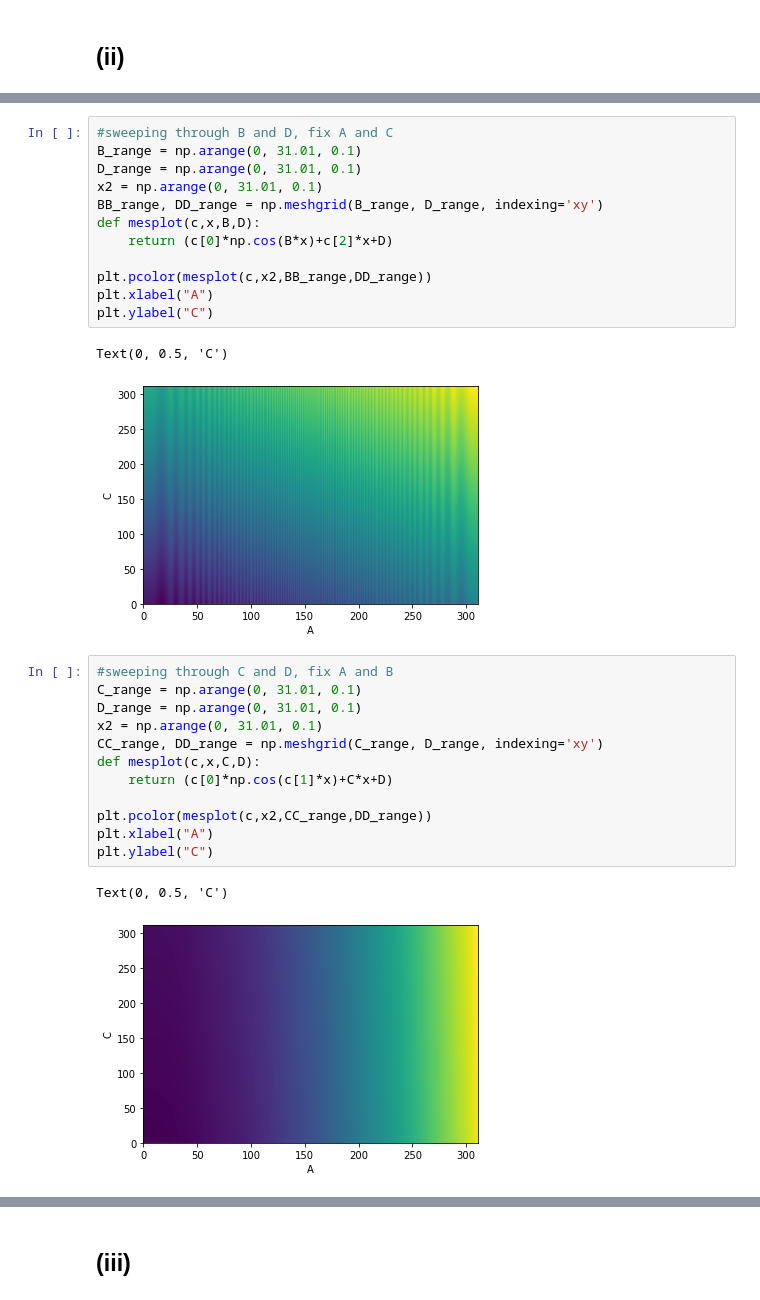
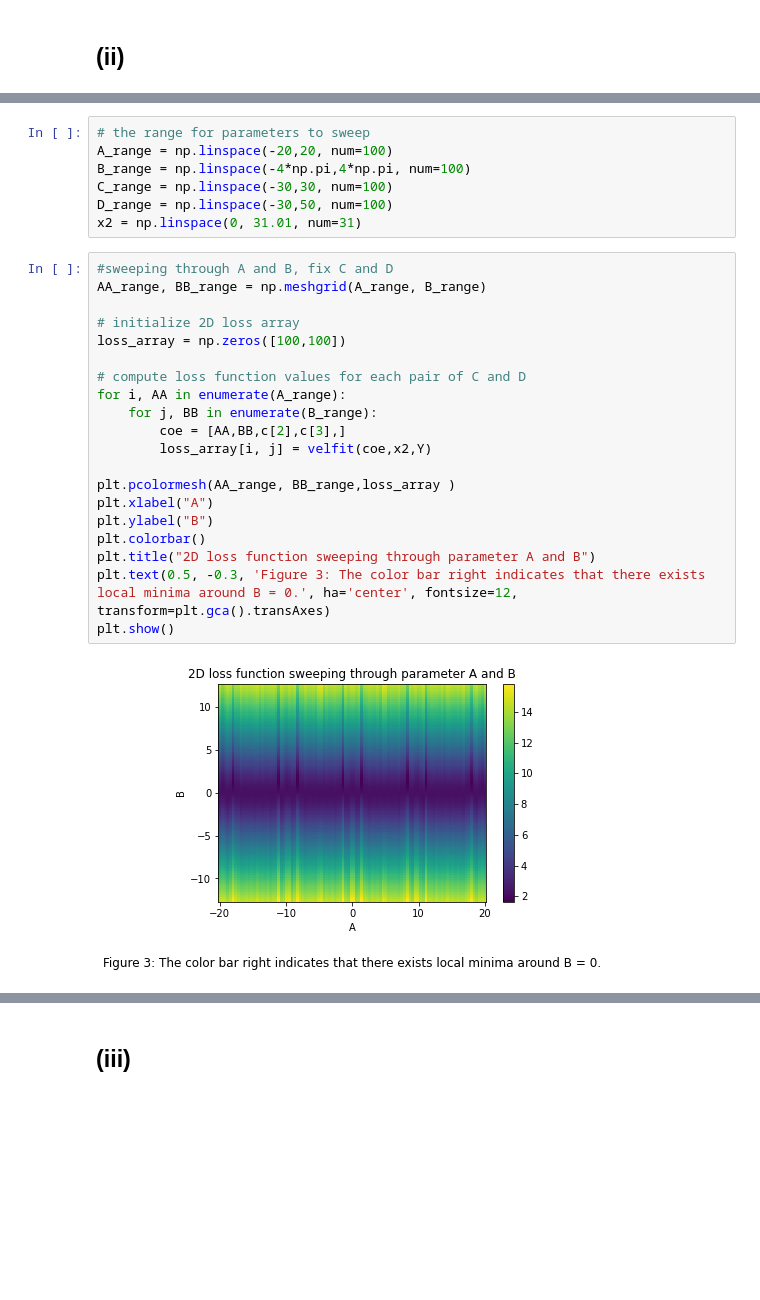
Before and after one commit to ZiwenLi0325/EE399, a Jupyter notebook: hw1/hw1.ipynb, the cells around one changed output, grey strips where cells are left out. Saved outputs shown, nothing was run; the diff lists cells and outputs as text; blank space fills up the shorter version.

```diff
--- a/hw1/hw1.ipynb
+++ b/hw1/hw1.ipynb
@@ -118,30 +67,29 @@ Text(0, 0.5, 'C')
-# %%
-#sweeping through B and D, fix A and C
-B_range = np.arange(0, 31.01, 0.1)
-D_range = np.arange(0, 31.01, 0.1)
-x2 = np.arange(0, 31.01, 0.1)
-BB_range, DD_range = np.meshgrid(B_range, D_range, indexing='xy')
-def mesplot(c,x,B,D):
-    return (c[0]*np.cos(B*x)+c[2]*x+D)
-
-plt.pcolor(mesplot(c,x2,BB_range,DD_range))
-plt.xlabel("A")
-plt.ylabel("C")
-# %% [output]
-Text(0, 0.5, 'C')
-[figure, removed]
-# %%
-#sweeping through C and D, fix A and B
-C_range = np.arange(0, 31.01, 0.1)
-D_range = np.arange(0, 31.01, 0.1)
-x2 = np.arange(0, 31.01, 0.1)
-CC_range, DD_range = np.meshgrid(C_range, D_range, indexing='xy')
-def mesplot(c,x,C,D):
-    return (c[0]*np.cos(c[1]*x)+C*x+D)
-
-plt.pcolor(mesplot(c,x2,CC_range,DD_range))
-plt.xlabel("A")
-plt.ylabel("C")
-# %% [output]
-Text(0, 0.5, 'C')
-[figure, removed]
+# %%
+# the range for parameters to sweep
+A_range = np.linspace(-20,20, num=100)
+B_range = np.linspace(-4*np.pi,4*np.pi, num=100)
+C_range = np.linspace(-30,30, num=100)
+D_range = np.linspace(-30,50, num=100)
+x2 = np.linspace(0, 31.01, num=31)
+# %%
+#sweeping through A and B, fix C and D
+AA_range, BB_range = np.meshgrid(A_range, B_range)
+
+# initialize 2D loss array
+loss_array = np.zeros([100,100])
+
+# compute loss function values for each pair of C and D
+for i, AA in enumerate(A_range):
+    for j, BB in enumerate(B_range):
+        coe = [AA,BB,c[2],c[3],]
+        loss_array[i, j] = velfit(coe,x2,Y)
+
+plt.pcolormesh(AA_range, BB_range,loss_array )
+plt.xlabel("A")
+plt.ylabel("B")
+plt.colorbar()
+plt.title("2D loss function sweeping through parameter A and B")
+plt.text(0.5, -0.3, 'Figure 3: The color bar right indicates that there exists local minima around B = 0.', ha='center', fontsize=12, transform=plt.gca().transAxes)
+plt.show()
+# %% [output]
+[figure, added]
```
Also changed, not shown: parts of 29 cells of this notebook, 1 other file.
